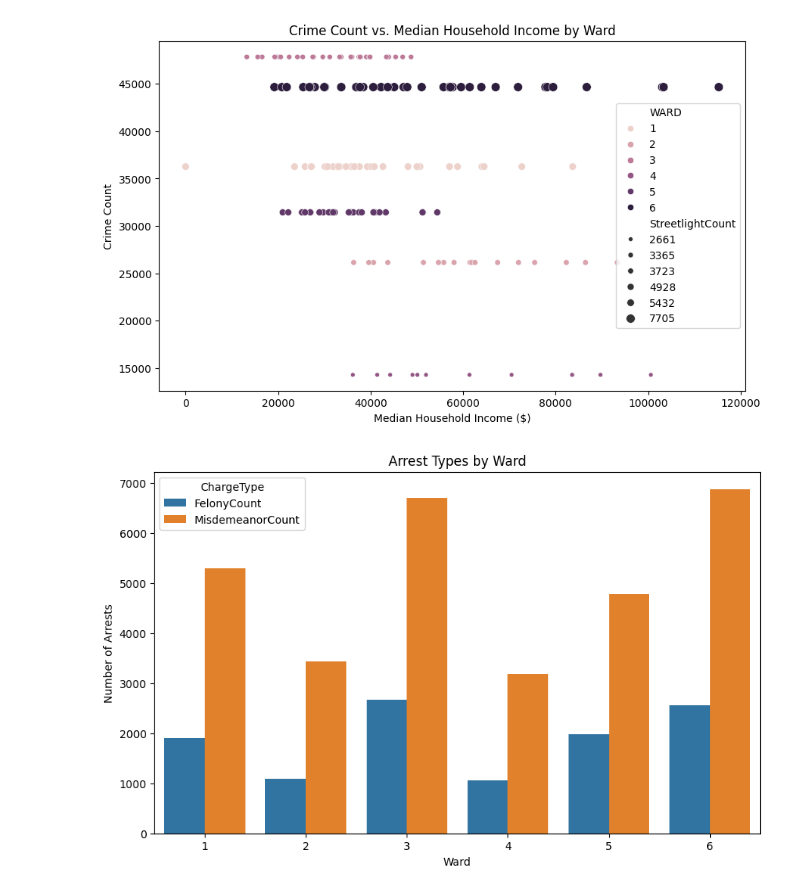
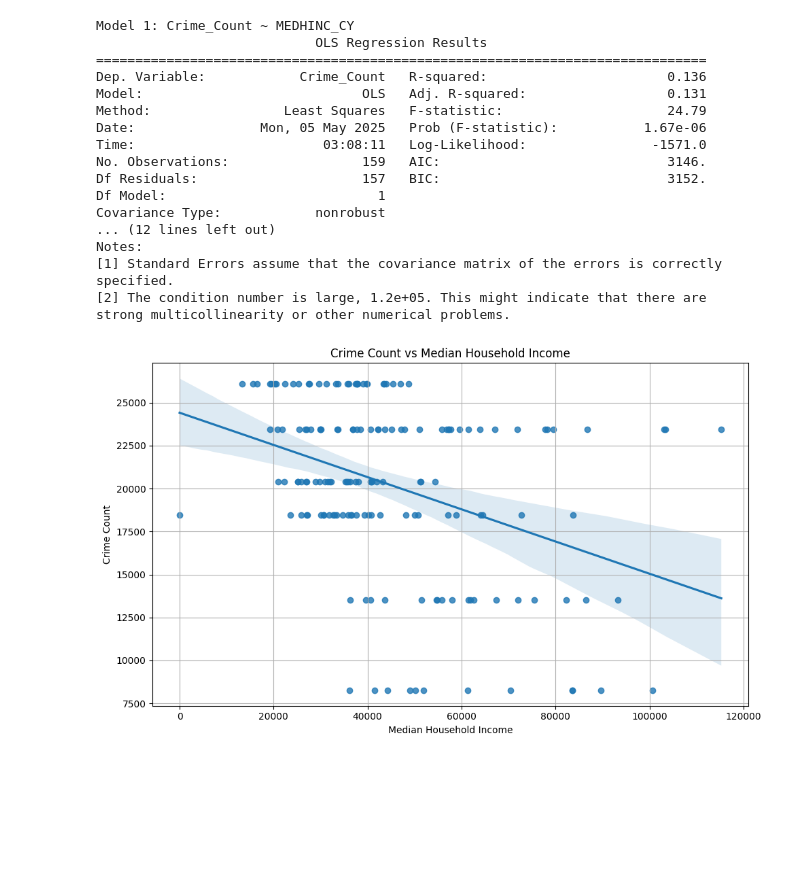
Before and after one commit to nathantebbs/tucson-crime-analysis, a Jupyter notebook: CSC_380_Final_Project.ipynb, the cells around one changed output. Saved outputs shown, nothing was run; the diff lists cells and outputs as text; code cells hidden in the pictures; blank space fills up the shorter version.

```diff
--- a/CSC_380_Final_Project.ipynb
+++ b/CSC_380_Final_Project.ipynb
@@ -135,21 +757,38 @@ plt.show()
 # %%
+# Model 1: Crime_Count ~ MEDHINC_CY
+X_vt = sm.add_constant(merged_df['MEDHINC_CY'])
+y_vt = merged_df['Crime_Count']
+vt_model = sm.OLS(y_vt, X_vt).fit()
+
+# Summary
+print("Model 1: Crime_Count ~ MEDHINC_CY")
+print(vt_model.summary())
+
+# Plot
 plt.figure(figsize=(10, 6))
-sns.scatterplot(x='MEDHINC_CY', y='CrimeCount', size='StreetlightCount', hue='WARD', data=data)
-plt.title('Crime Count vs. Median Household Income by Ward')
-plt.xlabel('Median Household Income ($)')
+sns.regplot(x='MEDHINC_CY', y='Crime_Count', data=merged_df)
+plt.title('Crime Count vs Median Household Income')
+plt.xlabel('Median Household Income')
 plt.ylabel('Crime Count')
-plt.savefig('income_vs_crime.png')
+plt.grid(True)
+plt.tight_layout()
 plt.show()
 # %% [output]
+Model 1: Crime_Count ~ MEDHINC_CY
+                            OLS Regression Results
+==============================================================================
+Dep. Variable:            Crime_Count   R-squared:                       0.136
+Model:                            OLS   Adj. R-squared:                  0.131
+Method:                 Least Squares   F-statistic:                     24.79
+Date:                Mon, 05 May 2025   Prob (F-statistic):           1.67e-06
+Time:                        03:08:11   Log-Likelihood:                -1571.0
+No. Observations:                 159   AIC:                             3146.
+Df Residuals:                     157   BIC:                             3152.
+Df Model:                           1
+Covariance Type:            nonrobust
+... (12 lines left out)
+Notes:
+[1] Standard Errors assume that the covariance matrix of the errors is correctly specified.
+[2] The condition number is large, 1.2e+05. This might indicate that there are
+strong multicollinearity or other numerical problems.
-[figure, old version]
+[figure, new version]
-# %%
-arrest_melt = data.melt(id_vars=['WARD'], value_vars=['FelonyCount', 'MisdemeanorCount'], var_name='ChargeType', value_name='Count')
-plt.figure(figsize=(10, 6))
-sns.barplot(x='WARD', y='Count', hue='ChargeType', data=arrest_melt)
-plt.title('Arrest Types by Ward')
-plt.xlabel('Ward')
-plt.ylabel('Number of Arrests')
-plt.savefig('arrest_types_by_ward.png')
-plt.show()
-# %% [output]
-[figure, removed]
```
Also changed, not shown: parts of 25 cells of this notebook.
